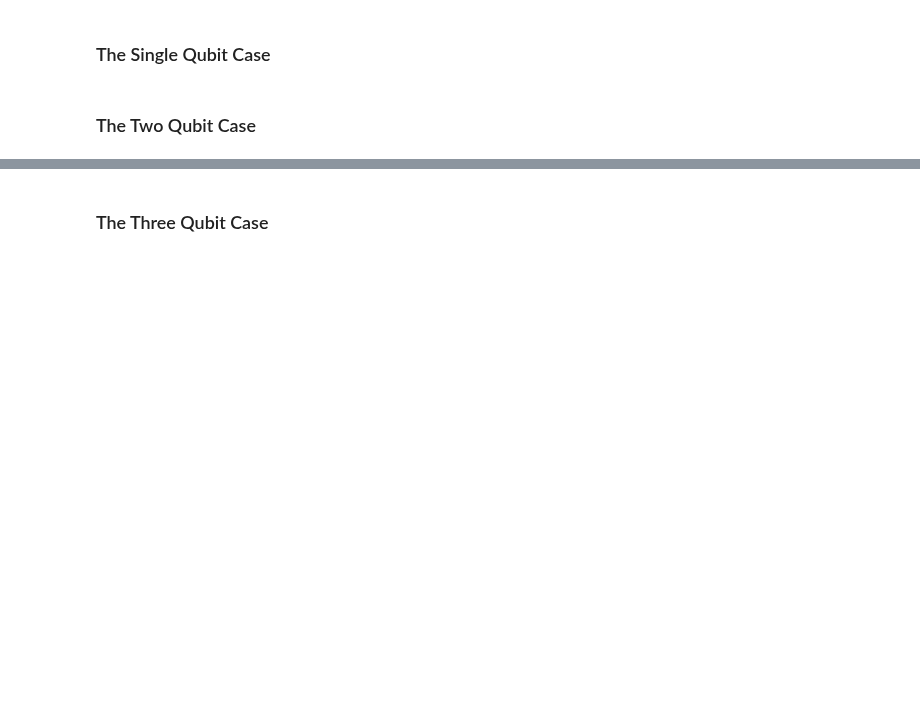
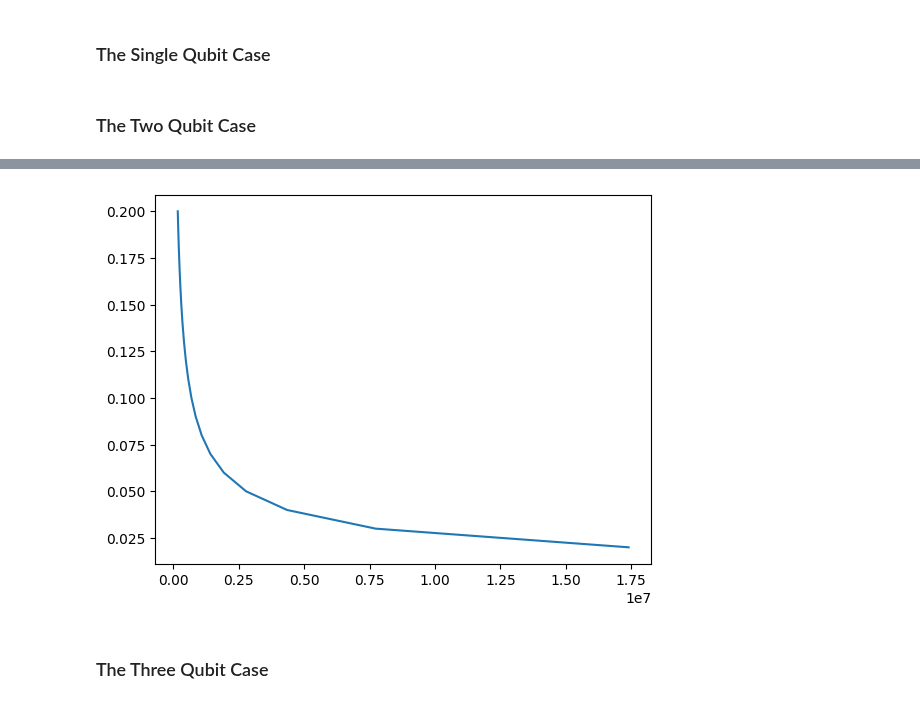
Before and after one commit to ZacharyKokot/Summer-Research-2024, a Jupyter notebook: ShadowTomography.ipynb, the cells around one changed output, grey strips where cells are left out. Cells and saved outputs as stored; diff of their text form; code cells hidden in the pictures; blank space fills up the shorter version.

Commit message:
Began writing some examples to demonstrate the superiority of shadow tomography.

```diff
--- a/ShadowTomography.ipynb
+++ b/ShadowTomography.ipynb
@@ -1033,6 +1049,6 @@ def shadow_bound(error, observables, failure_rate = 0.01):
     return int(np.ceil(K * N)), int(K)
 # %%
-shadow_size, k = shadow_bound(0.2, ['XX', 'YY', 'ZZ'])
+shadow_size, k = shadow_bound(0.01, ['XX', 'YY', 'ZZ'])
 
 print(shadow_size)
 print(k)
@@ -1046,0 +1064,12 @@ print(k)
+# %%
+# Instantiate a quantum register with two qubits.
+bell_state_qr = QuantumRegister (2, 'q')
+
+# Create a quantum circuit with a hadamard gate acting on qubit 0
+# and a CNOT gate with control qubit 0 and target qubit 1. This will prepare a bell state.
+bell_state_qc = QuantumCircuit(bell_state_qr)
+bell_state_qc.h(0)
+bell_state_qc.cx(0, 1)
+
+# Draw the ciruit in mpl (matplotlib).
+bell_state_qc.draw("mpl")
@@ -1047,3 +1150,15 @@ print(k)
+# %%
+Ns = []
+Ks = []
+for i in target_errors:
+    N, K = shadow_bound(i, ['XX', 'YY', 'ZZ'])
+    Ns.append(N)
+    Ks.append(K)
+
+plt.plot(Ns, target_errors)
+plt.show()
+# %% [output]
+[figure, added]
 # %% [markdown]
 ### The Three Qubit Case
 # %% [markdown]
```
Also changed, not shown: parts of 15 cells of this notebook.
